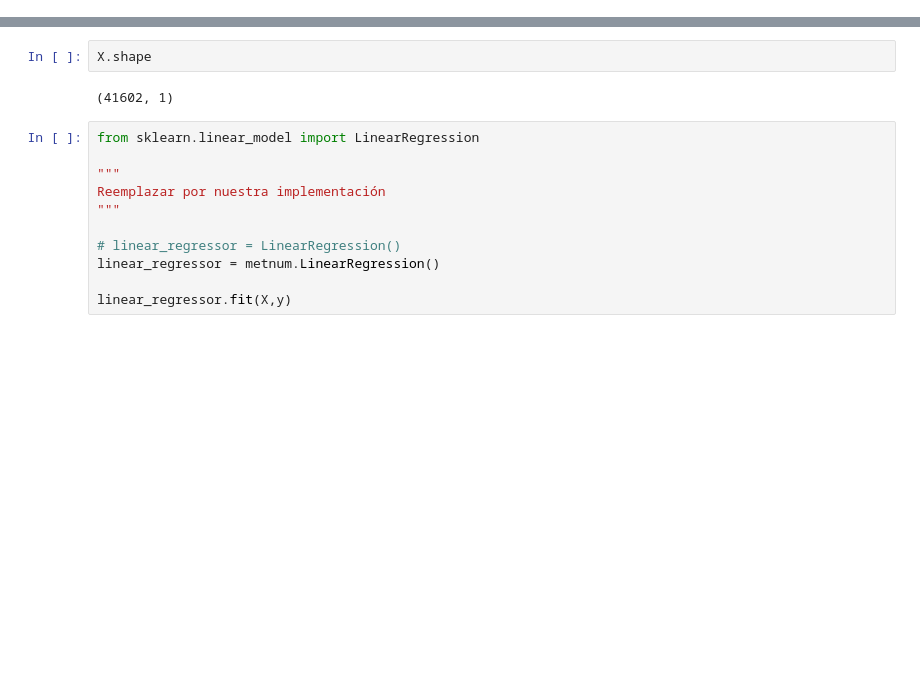
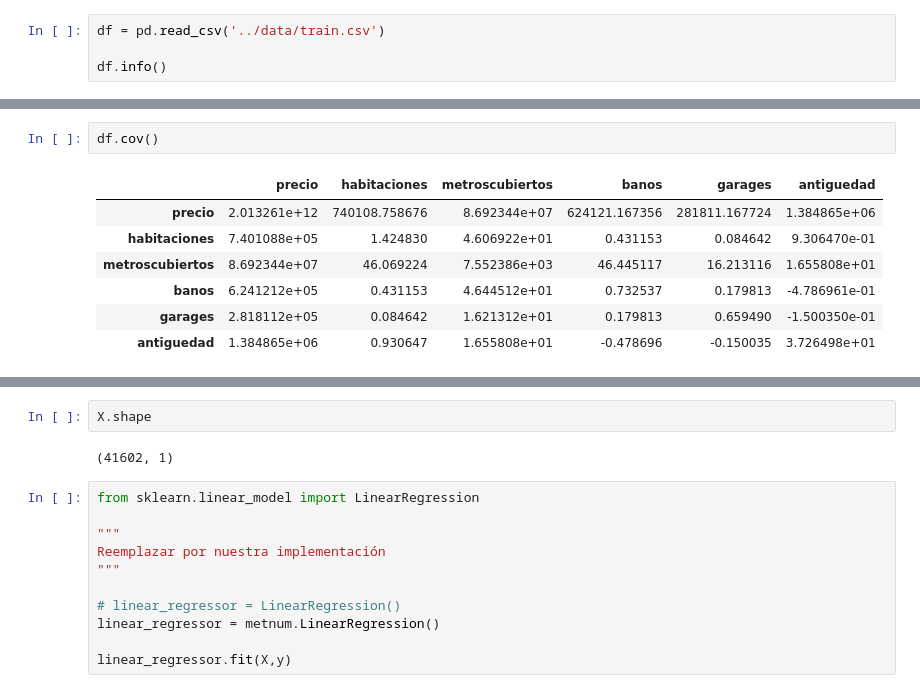
Before and after one commit to SabatiniFederico/tp3-metnum, a Jupyter notebook: notebooks/PrimerasPruebasCuadradosMinimos.ipynb, the cells around one changed output, grey strips where cells are left out. Saved outputs shown, nothing was run; the diff lists cells and outputs as text; blank space fills up the shorter version.

```diff
--- a/notebooks/PrimerasPruebasCuadradosMinimos.ipynb
+++ b/notebooks/PrimerasPruebasCuadradosMinimos.ipynb
@@ -51,0 +248,4 @@ memory usage: 7.6+ MB
+# %%
+df = pd.read_csv('../data/train.csv')
+
+df.info()
@@ -51,0 +270,10 @@ memory usage: 7.6+ MB
+# %%
+df.cov()
+# %% [output]
+|  | precio | habitaciones | metroscubiertos | banos | garages | antiguedad |
+| precio | 2.013261e+12 | 740108.758676 | 8.692344e+07 | 624121.167356 | 281811.167724 | 1.384865e+06 |
+| habitaciones | 7.401088e+05 | 1.424830 | 4.606922e+01 | 0.431153 | 0.084642 | 9.306470e-01 |
+| metroscubiertos | 8.692344e+07 | 46.069224 | 7.552386e+03 | 46.445117 | 16.213116 | 1.655808e+01 |
+| banos | 6.241212e+05 | 0.431153 | 4.644512e+01 | 0.732537 | 0.179813 | -4.786961e-01 |
+| garages | 2.818112e+05 | 0.084642 | 1.621312e+01 | 0.179813 | 0.659490 | -1.500350e-01 |
+| antiguedad | 1.384865e+06 | 0.930647 | 1.655808e+01 | -0.478696 | -0.150035 | 3.726498e+01 |
```
Also changed, not shown: parts of 19 cells of this notebook.
